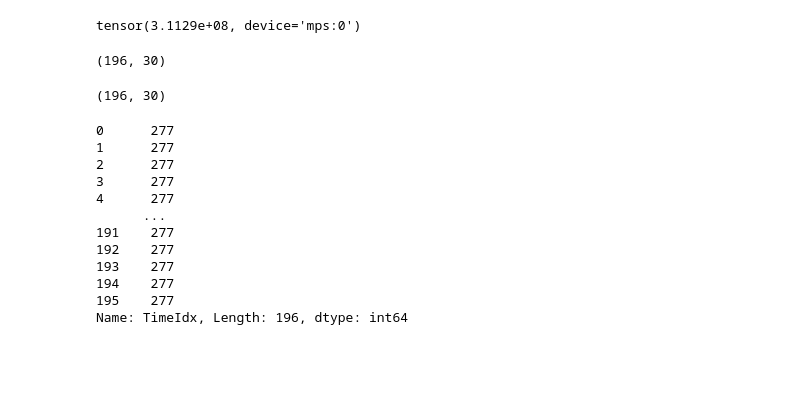
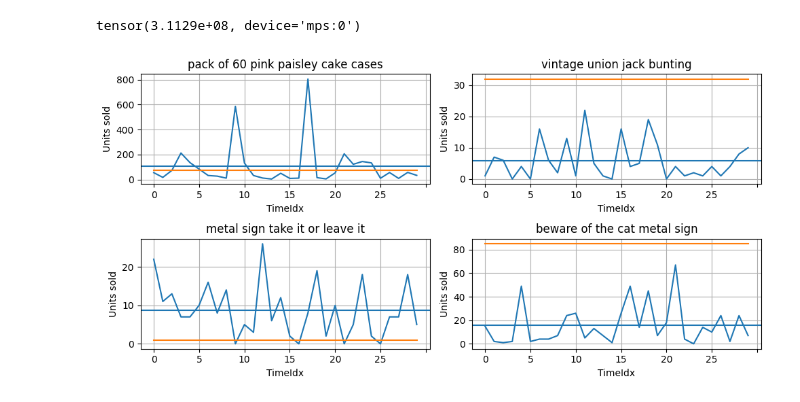
Before and after one commit to luizvalle/ieor4578_project2, a Jupyter notebook: notebooks/tft/temporal_fusion_transformer.ipynb, the cells around one changed output. Saved outputs shown, nothing was run; the diff lists cells and outputs as text; code cells hidden in the pictures; blank space fills up the shorter version.

```diff
--- a/notebooks/tft/temporal_fusion_transformer.ipynb
+++ b/notebooks/tft/temporal_fusion_transformer.ipynb
@@ -124,14 +170,3 @@ formatted_df
 | 60170 | 59864 | 306 | world war 2 gliders asstd designs | 52.0 |
 | 60171 | 60171 | 306 | zinc metal heart decoration | 3.0 |
 60172 rows × 4 columns
-# %%
-fig, axs = plt.subplots(nrows=2, ncols=2, figsize=(10,5))
-
-products_to_plot = np.random.choice(formatted_df['ProductId'], size=4)
-
-for ax, product in zip(axs.flatten(), products_to_plot):
-    df = (
-        formatted_df
-        .query(f'ProductId == "{product}"')
-        .set_index('TimeIndex')
-    )
@@ -233,30 +264,26 @@ HPU available: False, using: 0 HPUs
 tensor(3.1129e+08, device='mps:0')
 # %%
 # Extract predictions and actuals
-y_pred = baseline_predictions.output.cpu().numpy()
-y_true = baseline_predictions.y[0].cpu().numpy()
+index = baseline_predictions.index['ProductId']
 
-index = baseline_predictions.index
+y_pred = pd.DataFrame(baseline_predictions.output.cpu().numpy(), index=index).reset_index()
+y_true = pd.DataFrame(baseline_predictions.y[0].cpu().numpy(), index=index).reset_index()
-# %%
-y_true.shape
-# %% [output]
-(196, 30)
-# %%
-y_pred.shape
-# %% [output]
-(196, 30)
-# %%
-baseline_predictions.index['TimeIdx']
-# %% [output]
-0      277
-1      277
-2      277
-3      277
-4      277
-      ...
-191    277
-192    277
-193    277
-194    277
-195    277
-Name: TimeIdx, Length: 196, dtype: int64
+# %%
+products = np.random.choice(y_pred['ProductId'], size=4)
+
+fig, axs = plt.subplots(nrows=2, ncols=2, figsize=(10,5))
+
+for ax, product in zip(axs.flatten(), products):
+    y_true.query(f'ProductId == "{product}"').drop(columns=['ProductId']).T.plot(ax=ax)
+    ax.axhline(y_true.query(f'ProductId == "{product}"').drop(columns=['ProductId']).T.mean().values)
+    y_pred.query(f'ProductId == "{product}"').drop(columns=['ProductId']).T.plot(ax=ax)
+    ax.grid(True, which='both')
+    ax.set_title(product)
+    ax.set_xlabel('TimeIdx')
+    ax.set_ylabel('Units sold')
+    ax.legend().remove()
+
+plt.tight_layout()
+plt.show()
+# %% [output]
+[figure, added]
```
Also changed, not shown: parts of 11 cells of this notebook, 1 other file.
